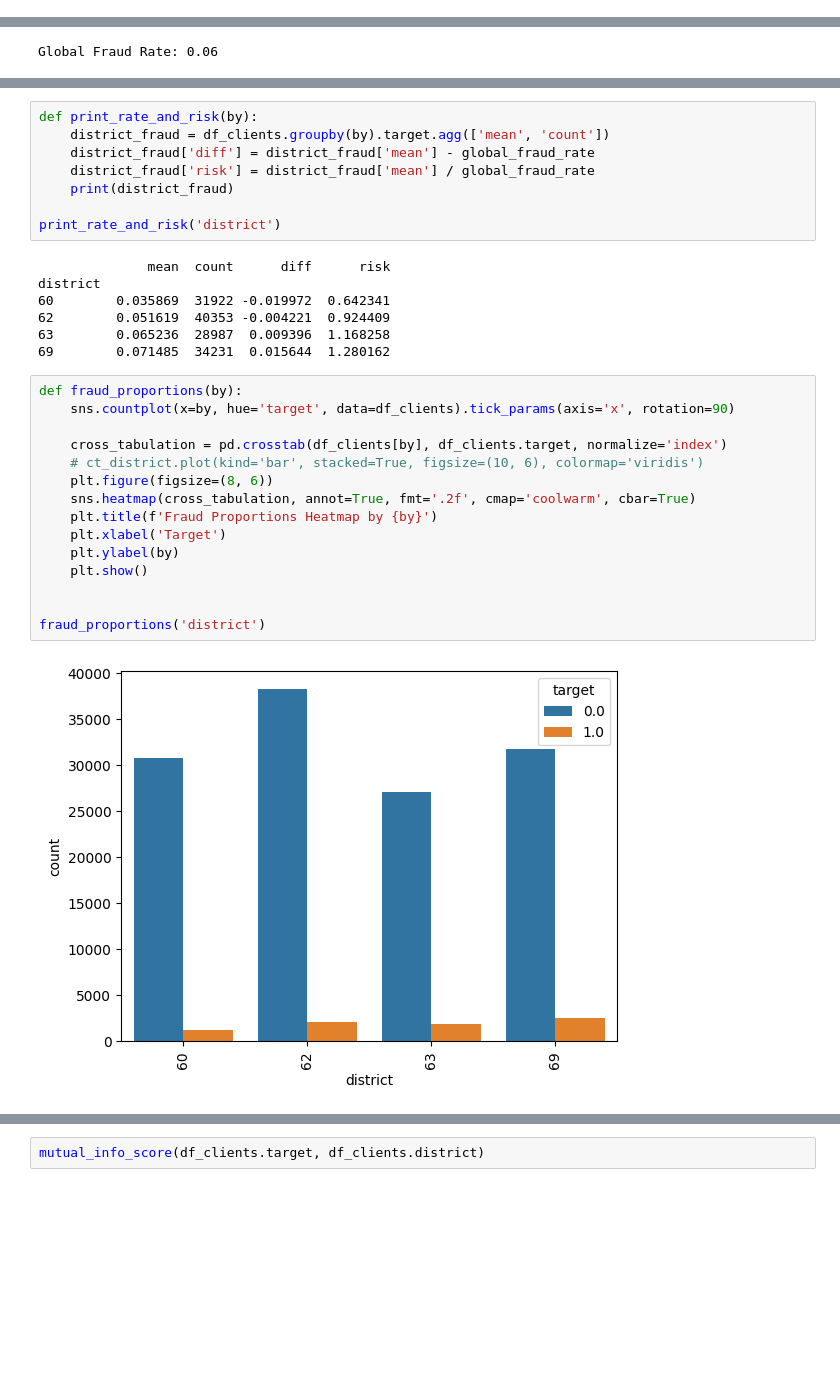
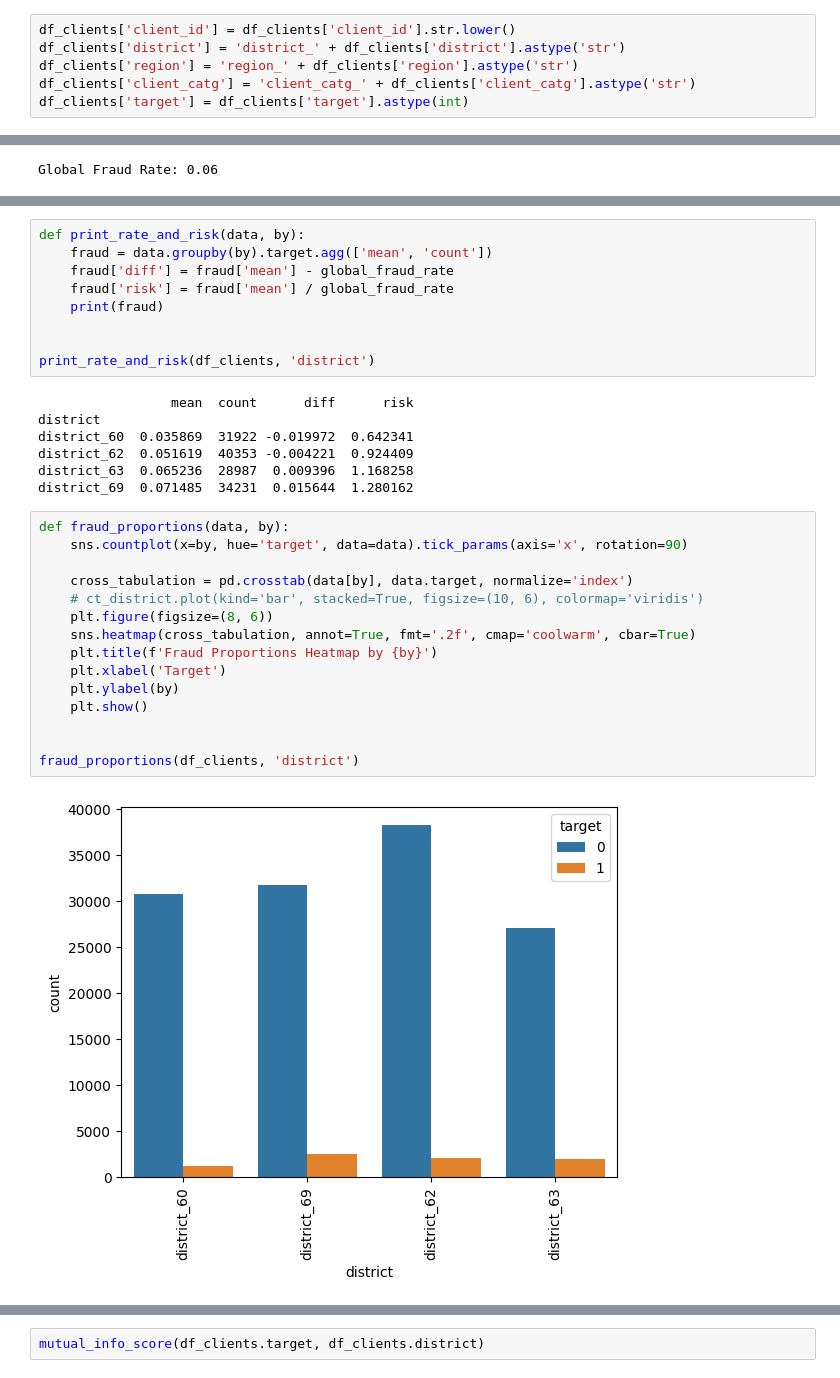
Before and after one commit to kasteion/ml-zoomcamp-2024-midterm-project, a Jupyter notebook: notebook.ipynb, the cells around one changed output, grey strips where cells are left out. Drawn from its saved outputs; the diff is of its cells as text; blank space fills up the shorter version.

Commit message:
(eda) rate risk and mutual_info_score

```diff
--- a/notebook.ipynb
+++ b/notebook.ipynb
@@ -92,3 +96,9 @@ df_clients.creation_date = pd.to_datetime(df_clients.creation_date, dayfirst=Tru
+# %%
+df_clients['client_id'] = df_clients['client_id'].str.lower()
+df_clients['district'] = 'district_' + df_clients['district'].astype('str')
+df_clients['region'] = 'region_' + df_clients['region'].astype('str')
+df_clients['client_catg'] = 'client_catg_' + df_clients['client_catg'].astype('str')
+df_clients['target'] = df_clients['target'].astype(int)
 # %%
 sns.countplot(x='target', data=df_clients)
 # %% [output]
@@ -114,32 +124,33 @@ sns.countplot(x='district', data=df_clients)
 # %%
-def print_rate_and_risk(by):
-    district_fraud = df_clients.groupby(by).target.agg(['mean', 'count'])
-    district_fraud['diff'] = district_fraud['mean'] - global_fraud_rate
-    district_fraud['risk'] = district_fraud['mean'] / global_fraud_rate
-    print(district_fraud)
+def print_rate_and_risk(data, by):
+    fraud = data.groupby(by).target.agg(['mean', 'count'])
+    fraud['diff'] = fraud['mean'] - global_fraud_rate
+    fraud['risk'] = fraud['mean'] / global_fraud_rate
+    print(fraud)
 
-print_rate_and_risk('district')
+
+print_rate_and_risk(df_clients, 'district')
 # %% [output]
-              mean  count      diff      risk
+                 mean  count      diff      risk
 district
-60        0.035869  31922 -0.019972  0.642341
-62        0.051619  40353 -0.004221  0.924409
-63        0.065236  28987  0.009396  1.168258
-69        0.071485  34231  0.015644  1.280162
+district_60  0.035869  31922 -0.019972  0.642341
+district_62  0.051619  40353 -0.004221  0.924409
+district_63  0.065236  28987  0.009396  1.168258
+district_69  0.071485  34231  0.015644  1.280162
 # %%
-def fraud_proportions(by):
-    sns.countplot(x=by, hue='target', data=df_clients).tick_params(axis='x', rotation=90)
+def fraud_proportions(data, by):
+    sns.countplot(x=by, hue='target', data=data).tick_params(axis='x', rotation=90)
 
-    cross_tabulation = pd.crosstab(df_clients[by], df_clients.target, normalize='index')
+    cross_tabulation = pd.crosstab(data[by], data.target, normalize='index')
     # ct_district.plot(kind='bar', stacked=True, figsize=(10, 6), colormap='viridis')
     plt.figure(figsize=(8, 6))
     sns.heatmap(cross_tabulation, annot=True, fmt='.2f', cmap='coolwarm', cbar=True)
     plt.title(f'Fraud Proportions Heatmap by {by}')
     plt.xlabel('Target')
     plt.ylabel(by)
     plt.show()
 
 
-fraud_proportions('district')
+fraud_proportions(df_clients, 'district')
 # %% [output]
-[figure, old version]
+[figure, new version]
```
Also changed, not shown: parts of 43 cells of this notebook, 1 other file.
